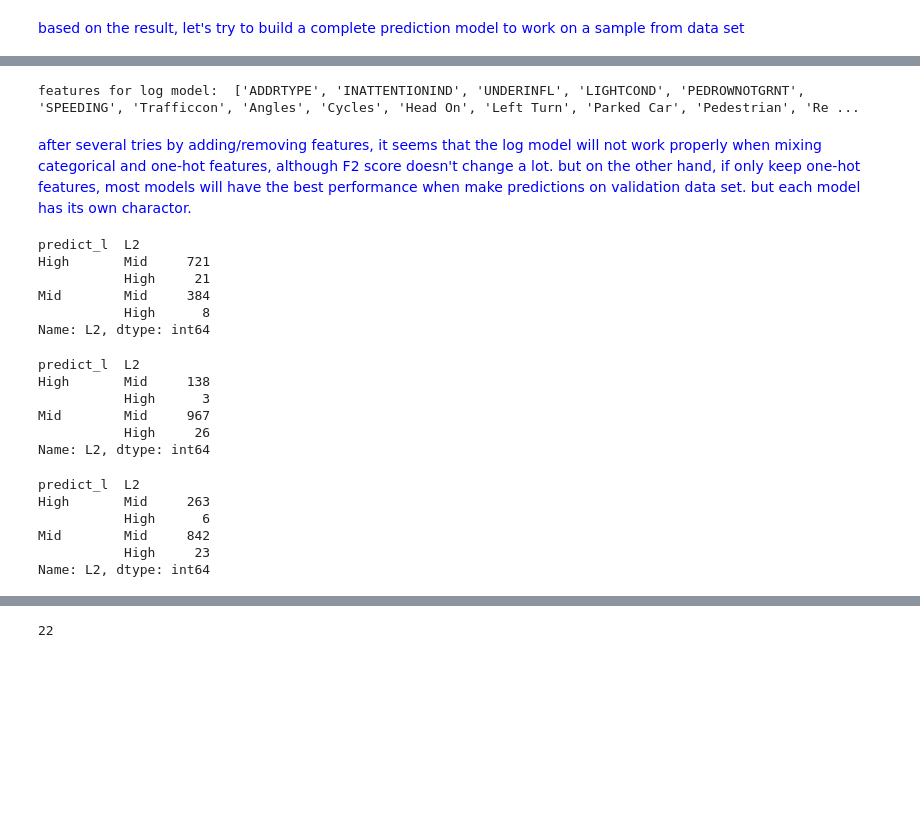
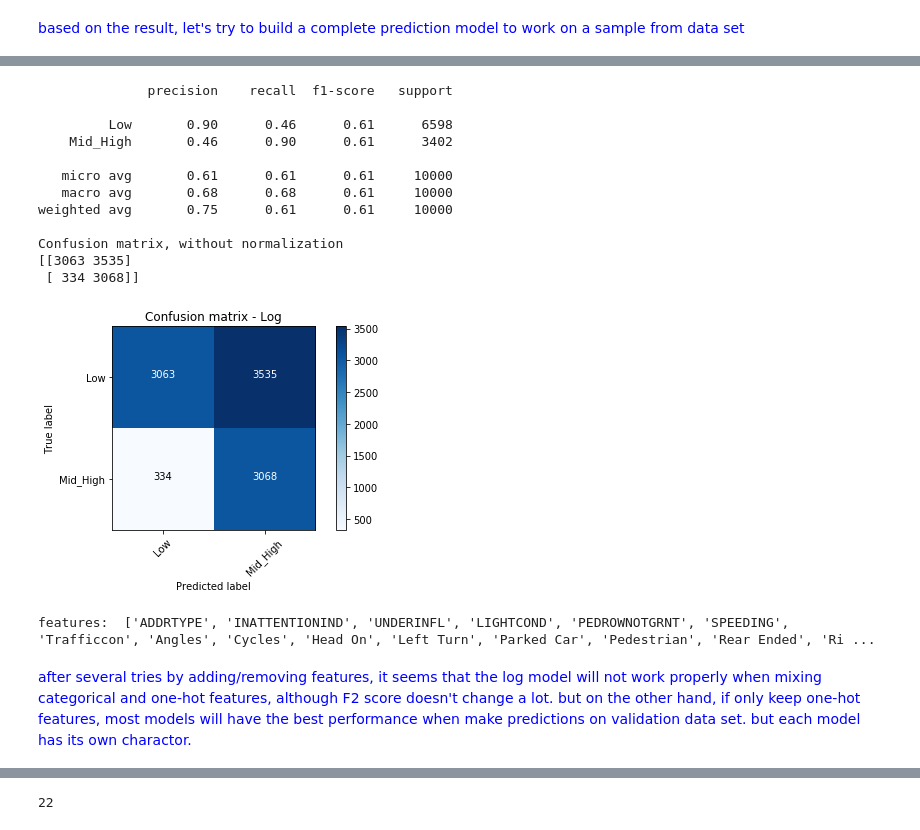
Before and after one commit to brucehsi/Coursera_Capstone, a Jupyter notebook: capstone assignment.ipynb, the cells around one changed output, grey strips where cells are left out. Drawn from its saved outputs; the diff is of its cells as text; code cells hidden in the pictures; blank space fills up the shorter version.

```diff
--- a/capstone assignment.ipynb
+++ b/capstone assignment.ipynb
@@ -802,47 +886,38 @@ Name: L1, dtype: int64
+# %%
+# Log
+df_X=df_v[feature_list]
+y_valid=df_v['L1']
+yhat_valid=Log_L1.predict(df_X)
+
+
+# Compute confusion matrix
+cnf_matrix = confusion_matrix(y_valid, yhat_valid, labels=['Low',"Mid_High"])
+np.set_printoptions(precision=2)
+
+print (classification_report(y_valid, yhat_valid))
+
+# Plot non-normalized confusion matrix
+plt.figure()
+plot_confusion_matrix(cnf_matrix, classes=['Low','Mid_High'],normalize= False,  title='Confusion matrix - Log')
+# %% [output]
+              precision    recall  f1-score   support
+
+         Low       0.90      0.46      0.61      6598
+    Mid_High       0.46      0.90      0.61      3402
+
+   micro avg       0.61      0.61      0.61     10000
+   macro avg       0.68      0.68      0.61     10000
+weighted avg       0.75      0.61      0.61     10000
+
+Confusion matrix, without normalization
+[[3063 3535]
+ [ 334 3068]]
+[figure, added]
 # %%
-print('features for log model: ',feature_list)
+print('features: ',feature_list)
 # %% [output]
-features for log model:  ['ADDRTYPE', 'INATTENTIONIND', 'UNDERINFL', 'LIGHTCOND', 'PEDROWNOTGRNT', 'SPEEDING', 'Trafficcon', 'Angles', 'Cycles', 'Head On', 'Left Turn', 'Parked Car', 'Pedestrian', 'Re ...
+features:  ['ADDRTYPE', 'INATTENTIONIND', 'UNDERINFL', 'LIGHTCOND', 'PEDROWNOTGRNT', 'SPEEDING', 'Trafficcon', 'Angles', 'Cycles', 'Head On', 'Left Turn', 'Parked Car', 'Pedestrian', 'Rear Ended', 'Ri ...
 # %% [markdown]
 <span style="color:blue">
 after several tries by adding/removing features, it seems that the log model will not work properly when mixing categorical and one-hot features, although F2 score doesn't change a lot. but on the other hand, if only keep one-hot features, most models will have the best performance when make predictions on validation data set. but each model has its own charactor.
 </span>
-# %%
-# KNN
-df_X=df_v[df_v.L1=='Mid_High'][feature_list]
-df_test=pd.DataFrame({'predict_l':KNN_L2.predict(df_X)})
-df_compare=pd.concat([df_test, df_v[df_v.L1=='Mid_High']],axis=1)
-df_compare.groupby('predict_l').L2.value_counts()
-# %% [output]
-predict_l  L2
-High       Mid     721
-           High     21
-Mid        Mid     384
-           High      8
-Name: L2, dtype: int64
-# %%
-# Tree
-df_X=df_v[df_v.L1=='Mid_High'][feature_list]
-df_test=pd.DataFrame({'predict_l':Tree_L2.predict(df_X)})
-df_compare=pd.concat([df_test, df_v[df_v.L1=='Mid_High']],axis=1)
-df_compare.groupby('predict_l').L2.value_counts()
-# %% [output]
-predict_l  L2
-High       Mid     138
-           High      3
-Mid        Mid     967
-           High     26
-Name: L2, dtype: int64
-# %%
-# SVM
-df_X=df_v[df_v.L1=='Mid_High'][feature_list]
-df_test=pd.DataFrame({'predict_l':SVM_L2.predict(df_X)})
-df_compare=pd.concat([df_test, df_v[df_v.L1=='Mid_High']],axis=1)
-df_compare.groupby('predict_l').L2.value_counts()
-# %% [output]
-predict_l  L2
-High       Mid     263
-           High      6
-Mid        Mid     842
-           High     23
-Name: L2, dtype: int64
```
Also changed, not shown: parts of 29 cells of this notebook.
